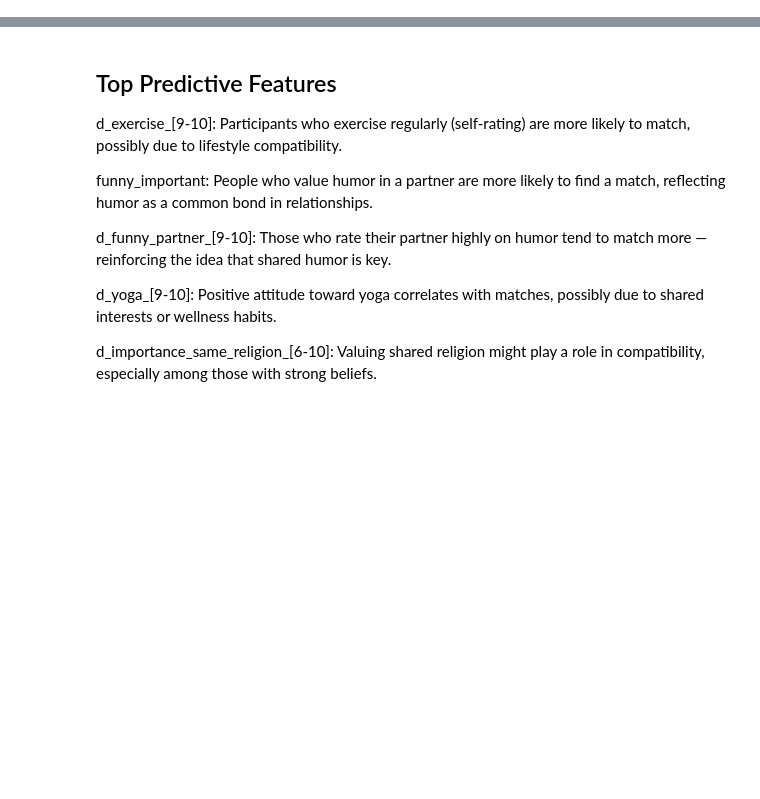
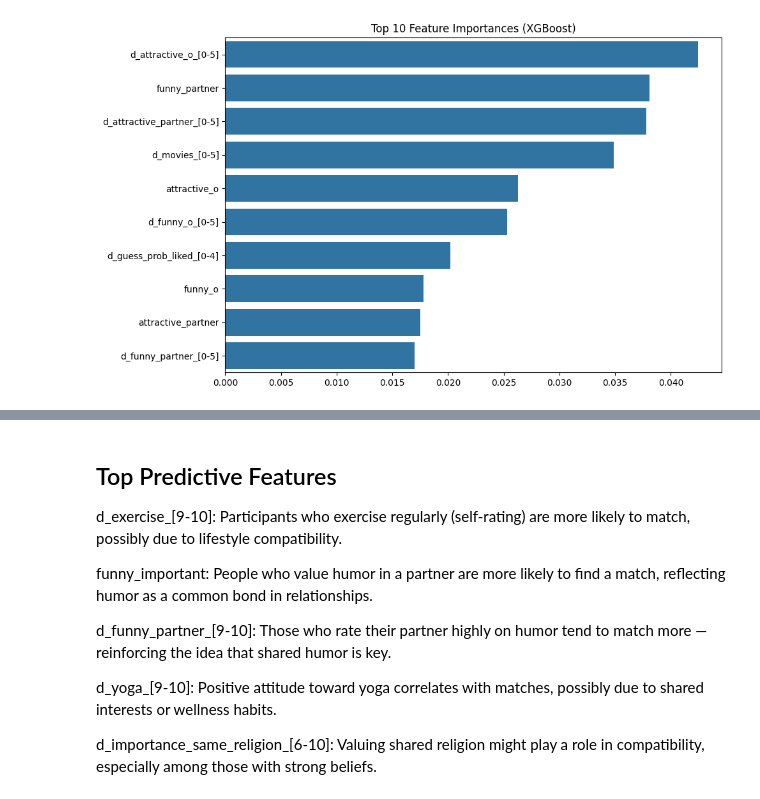
Before and after one commit to Sarazensara/Data_Analytics_with_Python_Projects, a Jupyter notebook: FinalProject/projectprop.ipynb, the cells around one changed output, grey strips where cells are left out. Drawn from its saved outputs; the diff is of its cells as text; code cells hidden in the pictures; blank space fills up the shorter version.

```diff
--- a/FinalProject/projectprop.ipynb
+++ b/FinalProject/projectprop.ipynb
@@ -673,0 +187,22 @@ Name: proportion, dtype: float64
+# %%
+
+# --- Feature Importance from XGBoost ---
+# Helps explain which features had the most impact on the model
+
+xgb_classifier = xgb_model.named_steps['classifier']
+xgb_importances = xgb_classifier.feature_importances_
+
+# Get the feature names post-one-hot encoding
+ohe = preprocessor.named_transformers_['cat'].named_steps['onehot']
+ohe_feature_names = ohe.get_feature_names_out(categorical_cols)
+all_feature_names = np.concatenate([numerical_cols, ohe_feature_names])
+
+# Plot top 10 most important features
+top_indices = np.argsort(xgb_importances)[-10:][::-1]
+plt.figure(figsize=(10, 6))
+sns.barplot(x=xgb_importances[top_indices], y=all_feature_names[top_indices])
+plt.title(f'Top {len(top_indices)} Feature Importances (XGBoost)')
+plt.tight_layout()
+plt.show()
+# %% [output]
+[figure, added]
```
Also changed, not shown: parts of 22 cells of this notebook, 2 other files.
